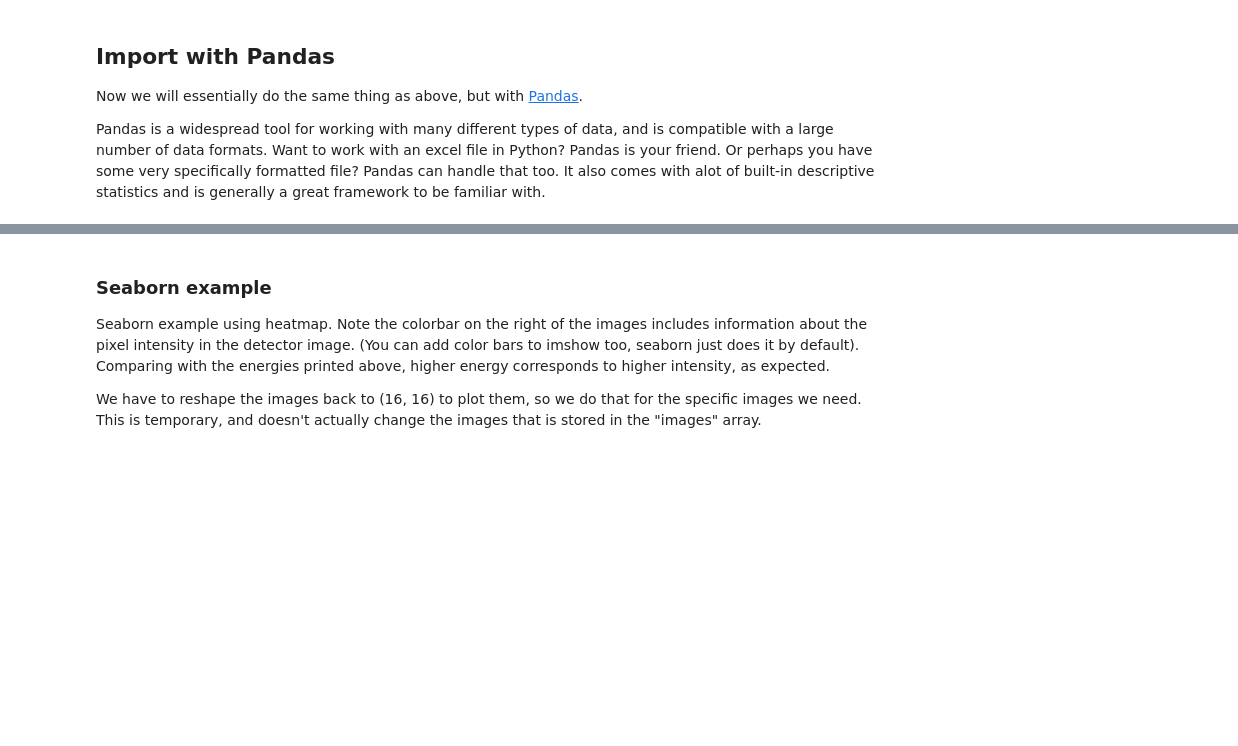
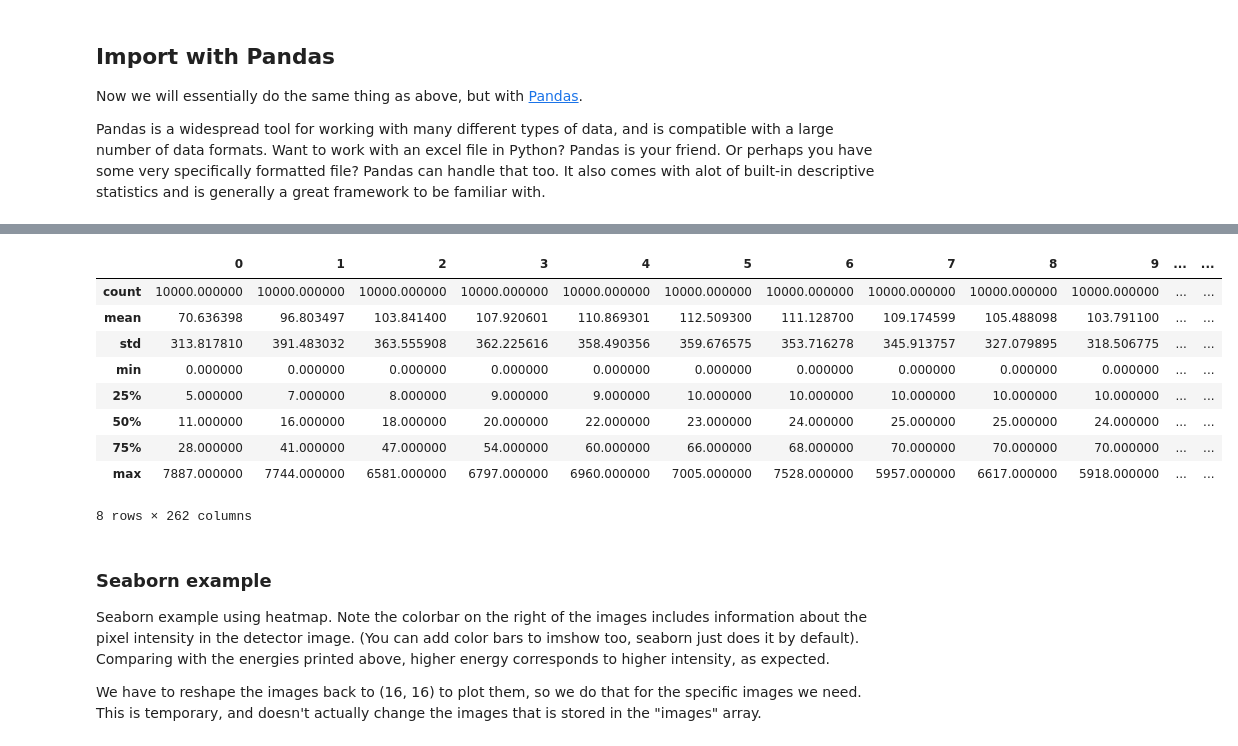
Before and after one commit to geirtul/event_classification_example, a Jupyter notebook: notebooks/data_import_exploration.ipynb, the cells around one changed output, grey strips where cells are left out. Drawn from its saved outputs; the diff is of its cells as text; code cells hidden in the pictures; blank space fills up the shorter version.

Commit message:
Some trouble with pandas and pixel data

```diff
--- a/notebooks/data_import_exploration.ipynb
+++ b/notebooks/data_import_exploration.ipynb
@@ -228,3 +238,34 @@ descriptive statistics and is generally a great framework to be familiar with.
+# %%
+# We already have the data path and filename
+# Pandas expect the first line to be headers, but we have no headers, so we specify it to be None.
+# We also set all values to the type np.float32
+df = pd.read_table(DATA_PATH + fname, sep=' ', header=None, dtype=np.float32)
+
+# We can rename the positions and energy columns to keep that correct
+df.rename(
+    columns={
+        256: 'Energy1',
+        257: 'Xpos1',
+        258: 'Ypos1',
+        259: 'Energy2',
+        260: 'Xpos2',
+        261: 'Ypos2'
+        },
+    inplace=True
+)
+# %%
+df.describe()
+# %% [output]
+|  | 0 | 1 | 2 | 3 | 4 | 5 | 6 | 7 | 8 | 9 | ... | ... |
+| count | 10000.000000 | 10000.000000 | 10000.000000 | 10000.000000 | 10000.000000 | 10000.000000 | 10000.000000 | 10000.000000 | 10000.000000 | 10000.000000 | ... | ... |
+| mean | 70.636398 | 96.803497 | 103.841400 | 107.920601 | 110.869301 | 112.509300 | 111.128700 | 109.174599 | 105.488098 | 103.791100 | ... | ... |
+| std | 313.817810 | 391.483032 | 363.555908 | 362.225616 | 358.490356 | 359.676575 | 353.716278 | 345.913757 | 327.079895 | 318.506775 | ... | ... |
+| min | 0.000000 | 0.000000 | 0.000000 | 0.000000 | 0.000000 | 0.000000 | 0.000000 | 0.000000 | 0.000000 | 0.000000 | ... | ... |
+| 25% | 5.000000 | 7.000000 | 8.000000 | 9.000000 | 9.000000 | 10.000000 | 10.000000 | 10.000000 | 10.000000 | 10.000000 | ... | ... |
+| 50% | 11.000000 | 16.000000 | 18.000000 | 20.000000 | 22.000000 | 23.000000 | 24.000000 | 25.000000 | 25.000000 | 24.000000 | ... | ... |
+| 75% | 28.000000 | 41.000000 | 47.000000 | 54.000000 | 60.000000 | 66.000000 | 68.000000 | 70.000000 | 70.000000 | 70.000000 | ... | ... |
+| max | 7887.000000 | 7744.000000 | 6581.000000 | 6797.000000 | 6960.000000 | 7005.000000 | 7528.000000 | 5957.000000 | 6617.000000 | 5918.000000 | ... | ... |
+8 rows × 262 columns
 # %% [markdown]
 ### Seaborn example
 Seaborn example using heatmap. Note the colorbar on the right of the images
```
Also changed, not shown: parts of 4 cells of this notebook.
